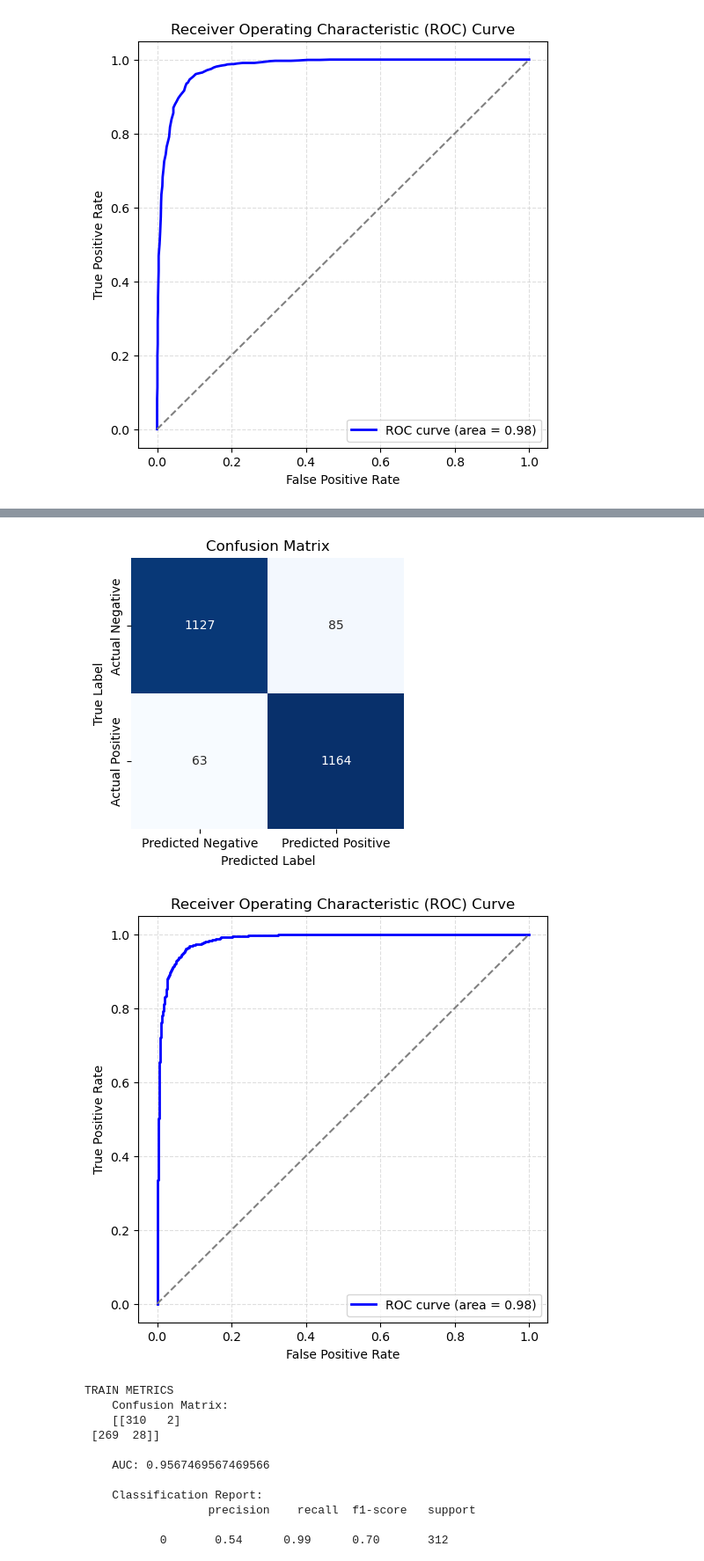
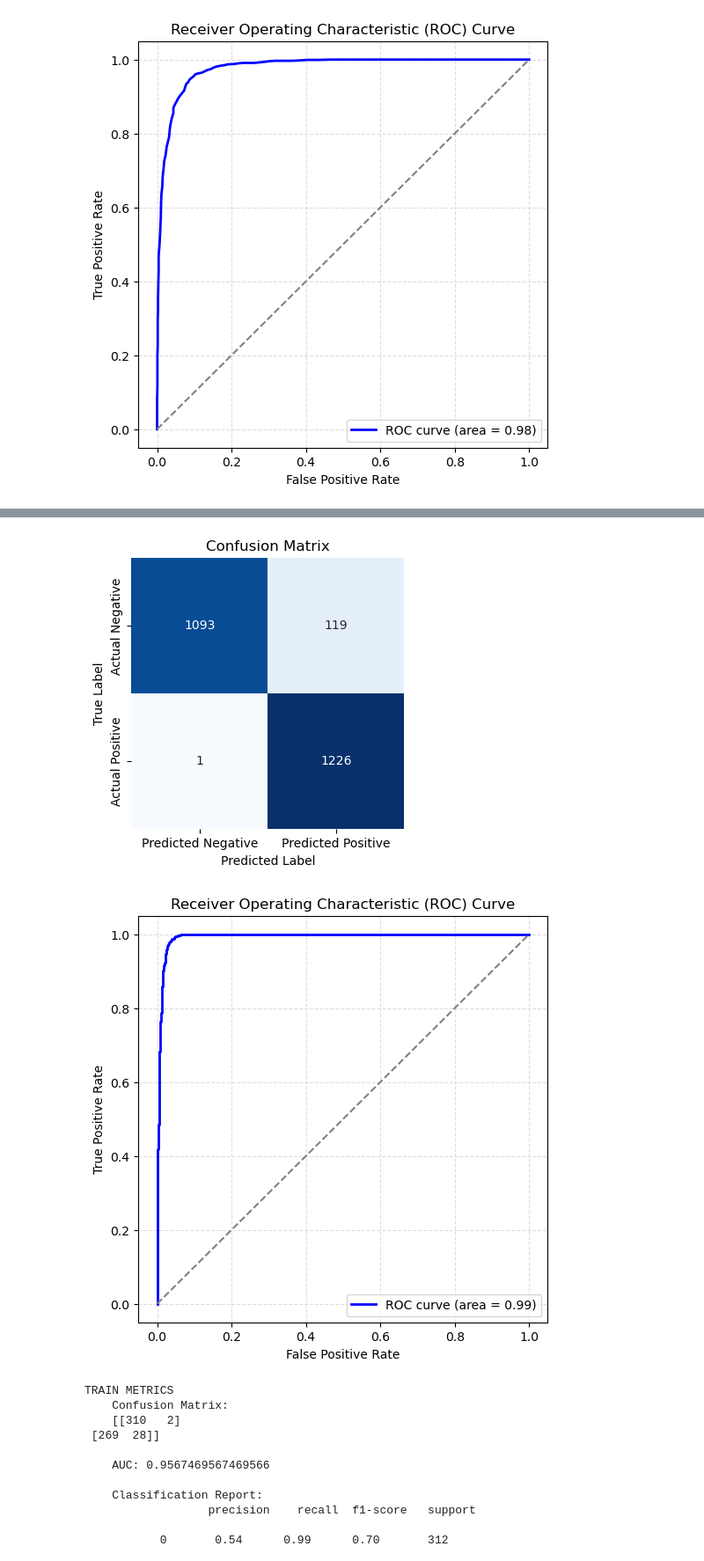
Before and after one commit to TheBoognish138/project-4, a Jupyter notebook: project/notebook.ipynb, the cells around one changed output, grey strips where cells are left out. Shown at 88% size. Cells and saved outputs as stored; diff of their text form; code cells hidden in the pictures.

```diff
--- a/project/notebook.ipynb
+++ b/project/notebook.ipynb
@@ -388,7 +388,7 @@ weighted avg       0.93      0.93      0.93      2439
 # Step 2: Init the Model
 svc = Pipeline([
     ('preprocessor', preprocessor),
-    ('classifier', SVC(probability=True))
+    ('classifier', SVC(probability=True, kernel='rbf', random_state=42, gamma=.1))
 ])
 
 # Do Machine Learning
@@ -414,5 +414,5 @@ weighted avg       0.94      0.94      0.94      2439
-[figure, old version]
+[figure, new version]
-[figure, old version]
+[figure, new version]
 # %%
 # Step 2: Init the Model
 knn = Pipeline([
```
Also changed, not shown: parts of 5 cells of this notebook, 6 other files.
